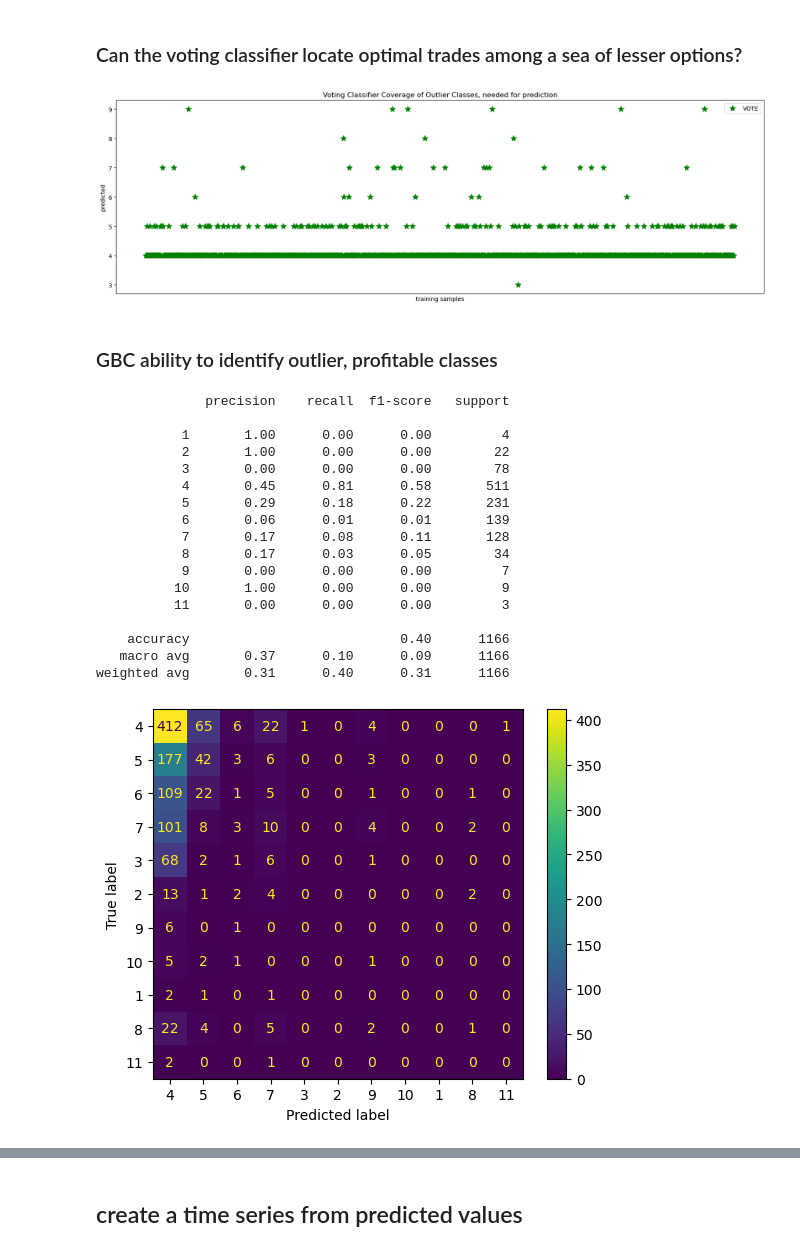
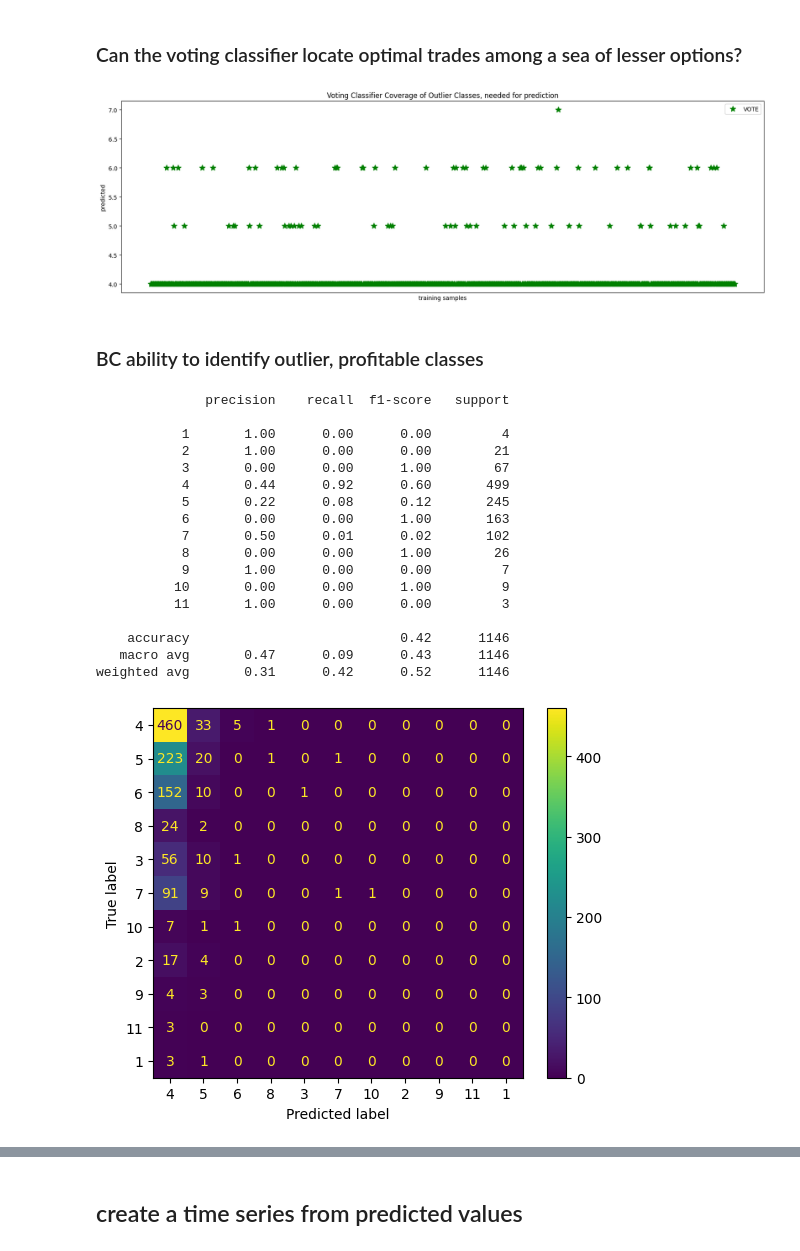
Before and after one commit to stefanbund/grus-code, a Jupyter notebook: ver5-ordinal-binning-grid-searches/2 - multiclass, clustered labeling/step 5, classifier search, multiclass, ranged label.ipynb, the cells around one changed output, grey strips where cells are left out. Cells and saved outputs as stored; diff of their text form; code cells hidden in the pictures.

```diff
--- a/ver5-ordinal-binning-grid-searches/2 - multiclass, clustered labeling/step 5, classifier search, multiclass, ranged label.ipynb
+++ b/ver5-ordinal-binning-grid-searches/2 - multiclass, clustered labeling/step 5, classifier search, multiclass, ranged label.ipynb
@@ -117,7 +119,7 @@ keepable = ['precursor_buy_cap_pct_change',
             'precursor_ask_cap_pct_change',
             'precursor_bid_vol_pct_change',
             'precursor_ask_vol_pct_change',
-            'sum_change','length']
+            'sum_change','length','time']
 # %% [markdown]
 ### classifier search
 
@@ -184,10 +199,10 @@ dg
 # %%
 rfc = RandomForestClassifier(max_depth=10, n_estimators=100,random_state= 42)
-gbc = GradientBoostingClassifier(max_depth= 10, n_estimators= 10,random_state= 42)
+gbc = GradientBoostingClassifier(max_depth= 10, n_estimators= 100,random_state= 42)
 hgbc = HistGradientBoostingClassifier(learning_rate= 0.01, max_iter= 100,random_state= 42)
-etc = ExtraTreesClassifier(max_depth= 10, n_estimators= 1000,random_state= 42)
+etc = ExtraTreesClassifier(max_depth= 10, n_estimators= 100,random_state= 42)
 bc = BaggingClassifier(n_estimators= 10, random_state= 42)
-svc = SVC(C=0.1, kernel='rbf')
+svc = SVC(C=1, kernel='rbf')
 treeGroup = [rfc, etc, gbc, hgbc] #tree based classifiers, for feature importance
 # %% [markdown]
 ## Voting Classifier
@@ -403,34 +418,34 @@ plt.legend(loc="best")
 plt.title("Voting Classifier Coverage of Outlier Classes, needed for prediction")
 plt.show()
 # %% [output]
-[figure, old version]
+[figure, new version]
 # %% [markdown]
-### GBC ability to identify outlier, profitable classes
+### BC ability to identify outlier, profitable classes
 # %%
 # X_test_scaled = scaler.fit_transform(X_test)
-y_pred_gbc = gbc.predict(X_test)
+y_pred_gbc = bc.predict(X_test)
 ConfusionMatrixDisplay.from_predictions(y_test, y_pred_gbc, labels=labels_)
 
 print(classification_report(y_test, y_pred_gbc,zero_division=1))
 # %% [output]
               precision    recall  f1-score   support
 
            1       1.00      0.00      0.00         4
-           2       1.00      0.00      0.00        22
-           3       0.00      0.00      0.00        78
-           4       0.45      0.81      0.58       511
-           5       0.29      0.18      0.22       231
-           6       0.06      0.01      0.01       139
-           7       0.17      0.08      0.11       128
-           8       0.17      0.03      0.05        34
-           9       0.00      0.00      0.00         7
-          10       1.00      0.00      0.00         9
-          11       0.00      0.00      0.00         3
+           2       1.00      0.00      0.00        21
+           3       0.00      0.00      1.00        67
+           4       0.44      0.92      0.60       499
+           5       0.22      0.08      0.12       245
+           6       0.00      0.00      1.00       163
+           7       0.50      0.01      0.02       102
+           8       0.00      0.00      1.00        26
+           9       1.00      0.00      0.00         7
+          10       0.00      0.00      1.00         9
+          11       1.00      0.00      0.00         3
 
-    accuracy                           0.40      1166
-   macro avg       0.37      0.10      0.09      1166
-weighted avg       0.31      0.40      0.31      1166
+    accuracy                           0.42      1146
+   macro avg       0.47      0.09      0.43      1146
+weighted avg       0.31      0.42      0.52      1146
-[figure, old version]
+[figure, new version]
 # %%
 plt.figure(figsize=(20,6))
 plt.plot(pred2, "b^", label="GBC")
```
Also changed, not shown: parts of 35 cells of this notebook, 3 other files.
